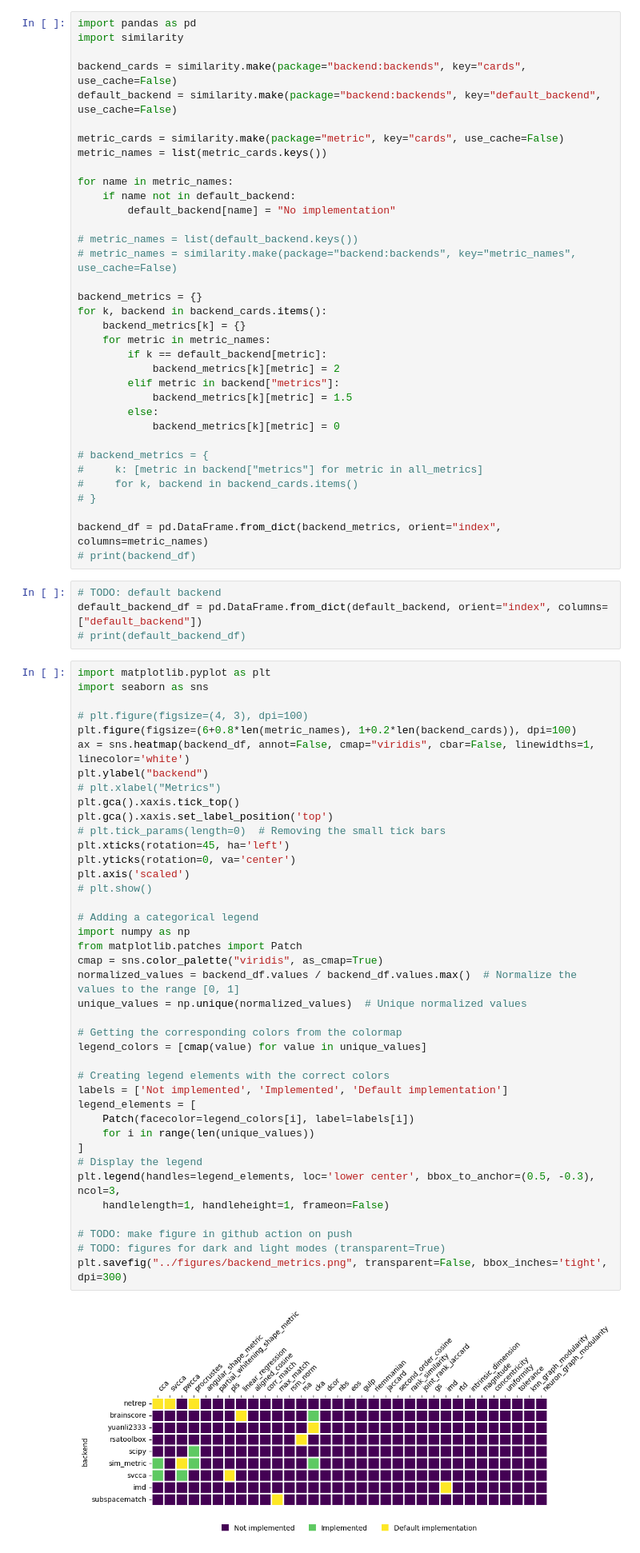
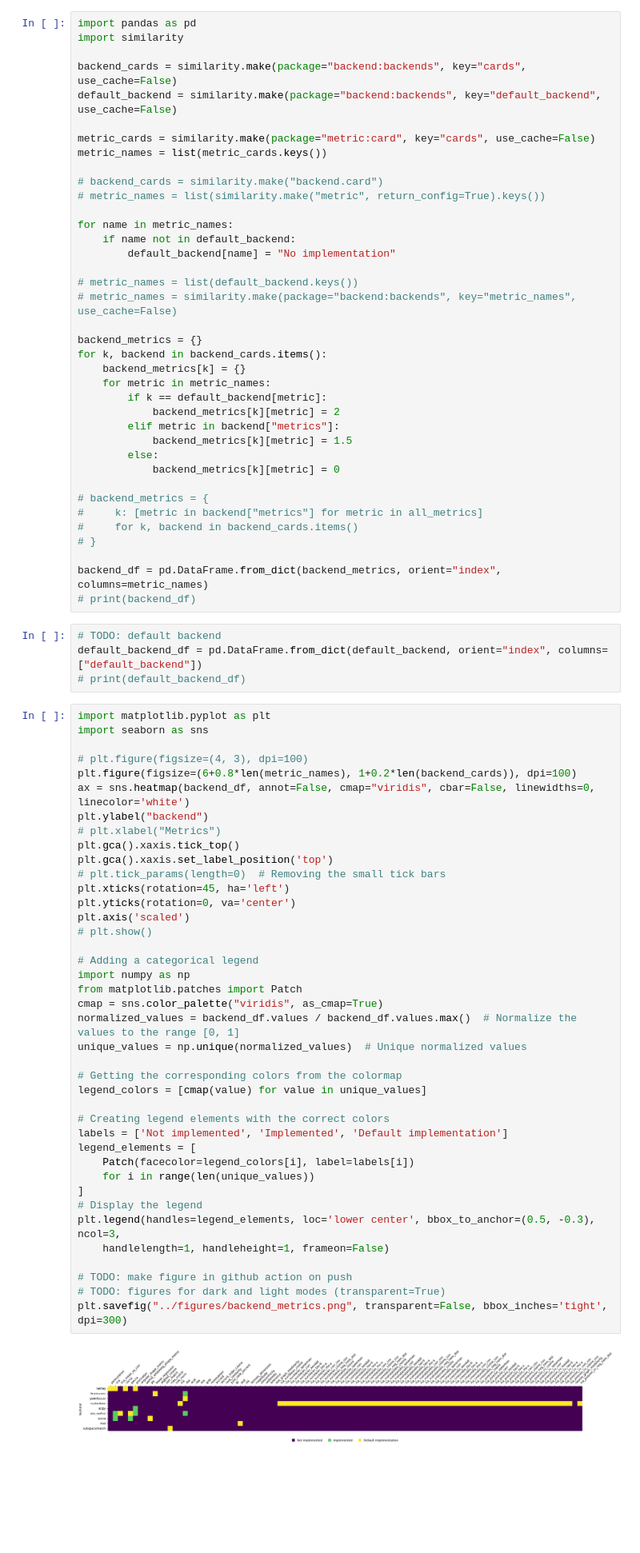
Before and after one commit to nacloos/similarity-repository, a Jupyter notebook: examples/example.ipynb, the cells around one changed output. Shown: that part at 80% size. Drawn from its saved outputs; the diff is of its cells as text; blank space fills up the shorter version.

```diff
--- a/examples/example.ipynb
+++ b/examples/example.ipynb
@@ -8,8 +8,11 @@ import similarity
 backend_cards = similarity.make(package="backend:backends", key="cards", use_cache=False)
 default_backend = similarity.make(package="backend:backends", key="default_backend", use_cache=False)
 
-metric_cards = similarity.make(package="metric", key="cards", use_cache=False)
+metric_cards = similarity.make(package="metric:card", key="cards", use_cache=False)
 metric_names = list(metric_cards.keys())
+
+# backend_cards = similarity.make("backend.card")
+# metric_names = list(similarity.make("metric", return_config=True).keys())
 
 for name in metric_names:
     if name not in default_backend:
@@ -46,7 +49,7 @@ import seaborn as sns
 
 # plt.figure(figsize=(4, 3), dpi=100)
 plt.figure(figsize=(6+0.8*len(metric_names), 1+0.2*len(backend_cards)), dpi=100)
-ax = sns.heatmap(backend_df, annot=False, cmap="viridis", cbar=False, linewidths=1, linecolor='white')
+ax = sns.heatmap(backend_df, annot=False, cmap="viridis", cbar=False, linewidths=0, linecolor='white')
 plt.ylabel("backend")
 # plt.xlabel("Metrics")
 plt.gca().xaxis.tick_top()
@@ -54,34 +57,34 @@ plt.gca().xaxis.set_label_position('top')
 # plt.tick_params(length=0)  # Removing the small tick bars
 plt.xticks(rotation=45, ha='left')
 plt.yticks(rotation=0, va='center')
 plt.axis('scaled')
 # plt.show()
 
 # Adding a categorical legend
 import numpy as np
 from matplotlib.patches import Patch
 cmap = sns.color_palette("viridis", as_cmap=True)
 normalized_values = backend_df.values / backend_df.values.max()  # Normalize the values to the range [0, 1]
 unique_values = np.unique(normalized_values)  # Unique normalized values
 
 # Getting the corresponding colors from the colormap
 legend_colors = [cmap(value) for value in unique_values]
 
 # Creating legend elements with the correct colors
 labels = ['Not implemented', 'Implemented', 'Default implementation']
 legend_elements = [
     Patch(facecolor=legend_colors[i], label=labels[i])
     for i in range(len(unique_values))
 ]
 # Display the legend
 plt.legend(handles=legend_elements, loc='lower center', bbox_to_anchor=(0.5, -0.3), ncol=3,
     handlelength=1, handleheight=1, frameon=False)
 
 # TODO: make figure in github action on push
 # TODO: figures for dark and light modes (transparent=True)
 plt.savefig("../figures/backend_metrics.png", transparent=False, bbox_inches='tight', dpi=300)
 # %% [output]
-[figure, old version]
+[figure, new version]
 # %%
 backend_metrics = similarity.make(package="backend:backends", key="metric_by_backend", use_cache=False)
 print(backend_metrics)
```
Also changed, not shown: parts of 1 cell of this notebook, 17 other files.
